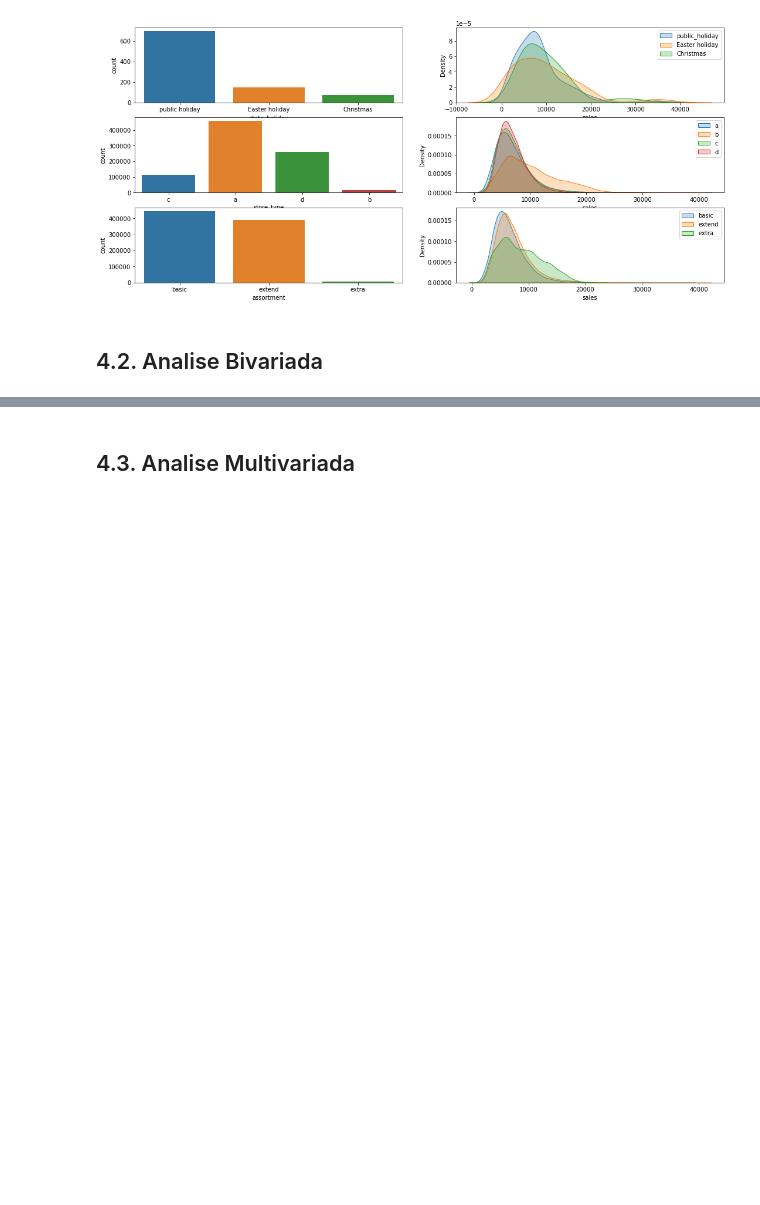
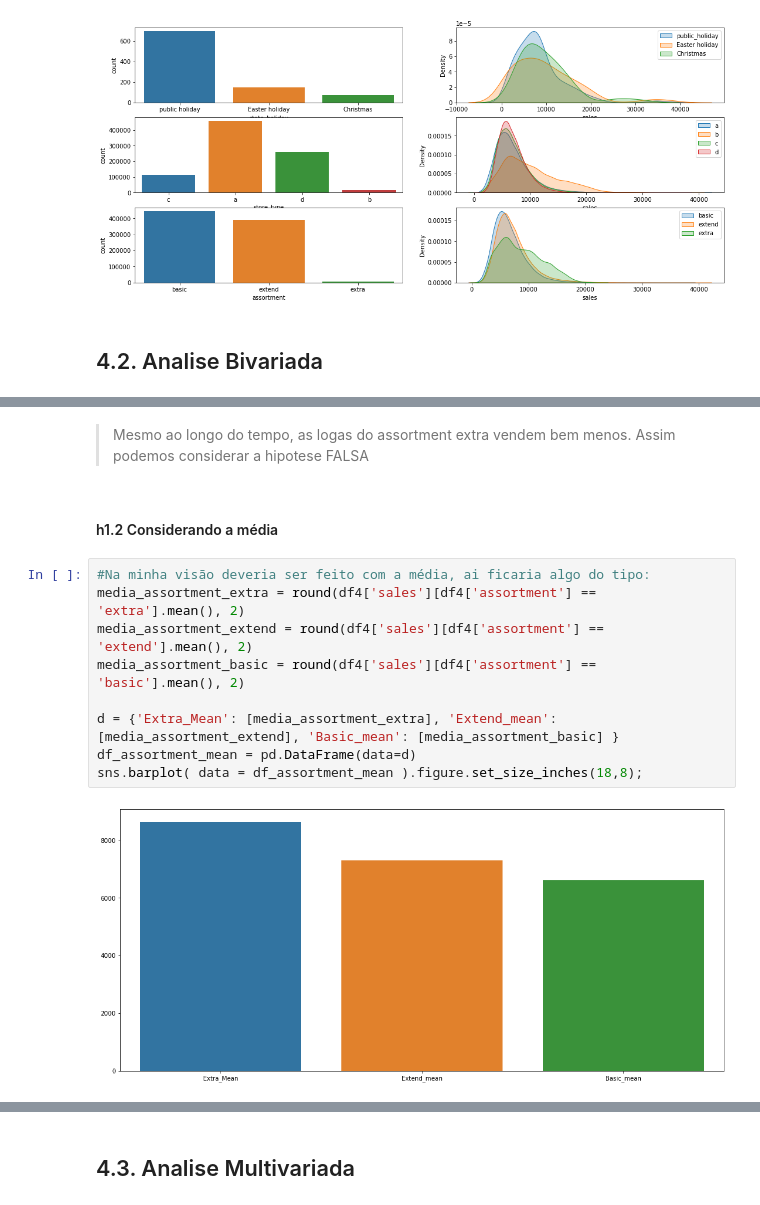
Before and after one commit to LucasAsilveira/DS-Em-Producao, a Jupyter notebook: mod04_exploratory_data_analysis.ipynb, the cells around one changed output, grey strips where cells are left out. Cells and saved outputs as stored; diff of their text form; blank space fills up the shorter version.

Commit message:
add analise de hipoteses H1, H2 e H3

```diff
--- a/mod04_exploratory_data_analysis.ipynb
+++ b/mod04_exploratory_data_analysis.ipynb
@@ -552,0 +587,15 @@ plt.legend()
+# %% [markdown]
+> Mesmo ao longo do tempo, as logas do assortment extra vendem bem menos. Assim podemos considerar a hipotese FALSA
+# %% [markdown]
+#### h1.2 Considerando a média
+# %%
+#Na minha visão deveria ser feito com a média, ai ficaria algo do tipo:
+media_assortment_extra = round(df4['sales'][df4['assortment'] == 'extra'].mean(), 2)
+media_assortment_extend = round(df4['sales'][df4['assortment'] == 'extend'].mean(), 2)
+media_assortment_basic = round(df4['sales'][df4['assortment'] == 'basic'].mean(), 2)
+
+d = {'Extra_Mean': [media_assortment_extra], 'Extend_mean': [media_assortment_extend], 'Basic_mean': [media_assortment_basic] }
+df_assortment_mean = pd.DataFrame(data=d)
+sns.barplot( data = df_assortment_mean ).figure.set_size_inches(18,8);
+# %% [output]
+[figure, added]
```
Also changed, not shown: parts of 12 cells of this notebook.
